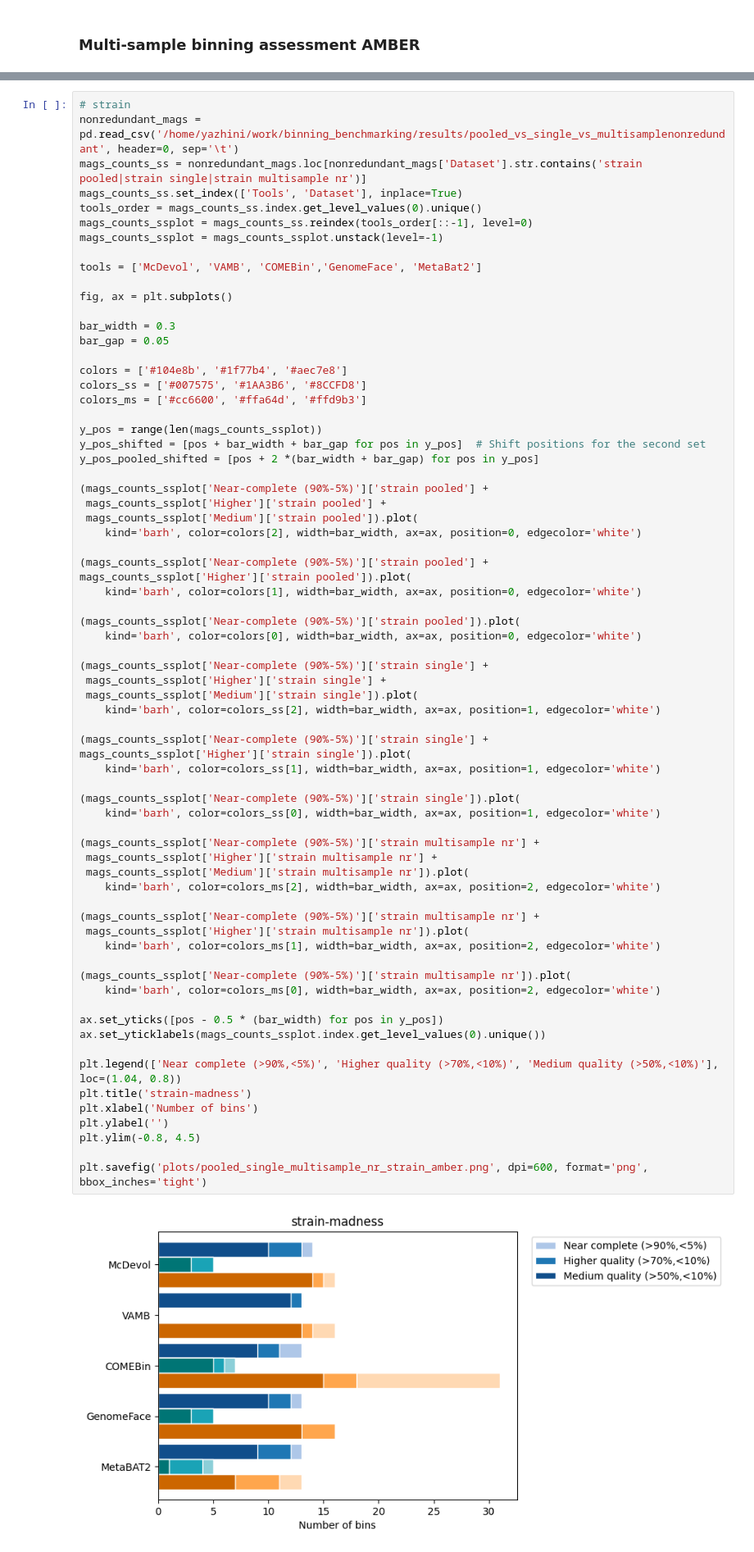
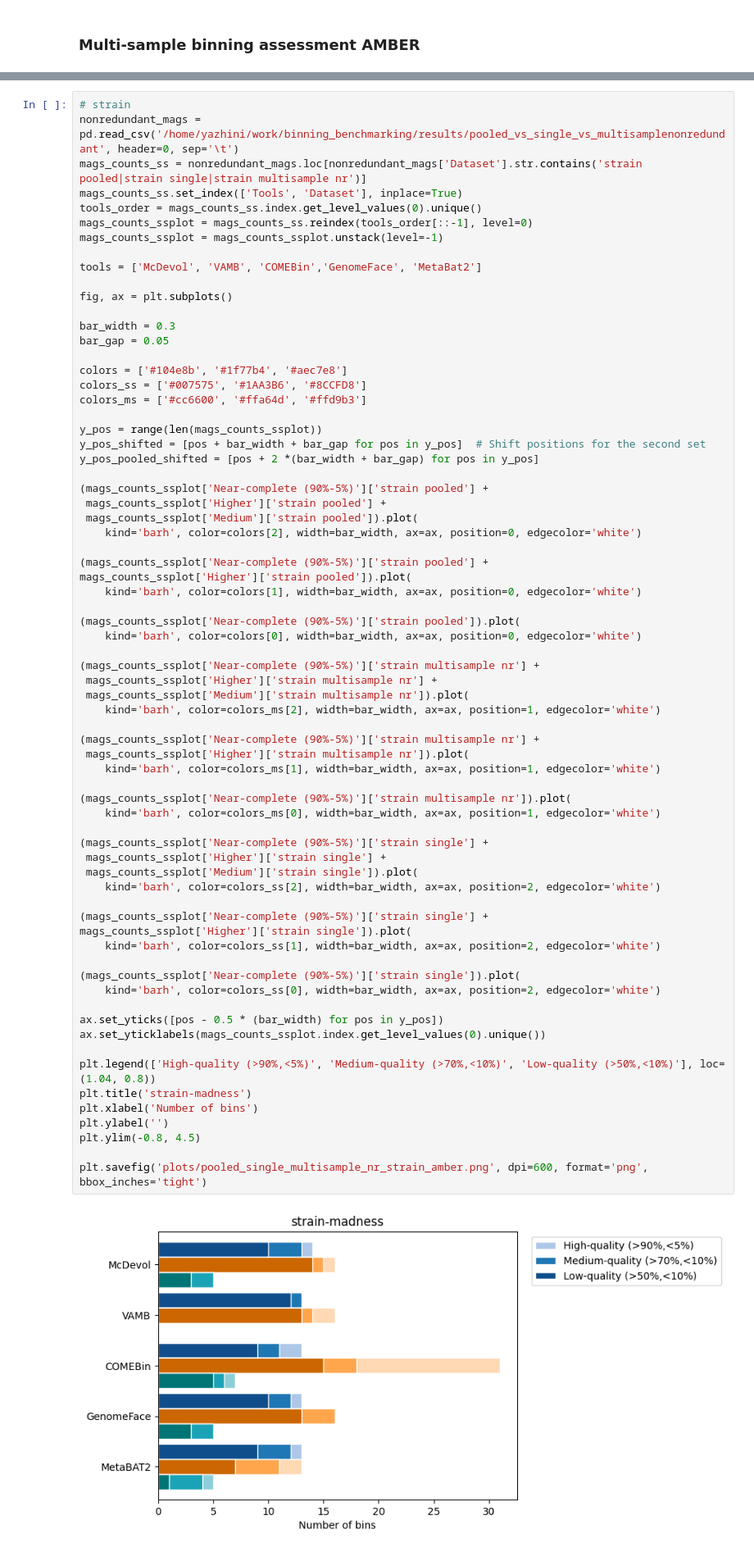
Before and after one commit to soedinglab/binning_benchmarking, a Jupyter notebook: plots.ipynb, the cells around one changed output, grey strips where cells are left out. Shown at 82% size. Cells and saved outputs as stored; diff of their text form.

```diff
--- a/plots.ipynb
+++ b/plots.ipynb
@@ -744,50 +812,50 @@ y_pos_pooled_shifted = [pos + 2 *(bar_width + bar_gap) for pos in y_pos]
  mags_counts_ssplot['Higher']['strain pooled'] +
  mags_counts_ssplot['Medium']['strain pooled']).plot(
     kind='barh', color=colors[2], width=bar_width, ax=ax, position=0, edgecolor='white')
 
 (mags_counts_ssplot['Near-complete (90%-5%)']['strain pooled'] +
 mags_counts_ssplot['Higher']['strain pooled']).plot(
     kind='barh', color=colors[1], width=bar_width, ax=ax, position=0, edgecolor='white')
 
 (mags_counts_ssplot['Near-complete (90%-5%)']['strain pooled']).plot(
     kind='barh', color=colors[0], width=bar_width, ax=ax, position=0, edgecolor='white')
 
+(mags_counts_ssplot['Near-complete (90%-5%)']['strain multisample nr'] +
+ mags_counts_ssplot['Higher']['strain multisample nr'] +
+ mags_counts_ssplot['Medium']['strain multisample nr']).plot(
+    kind='barh', color=colors_ms[2], width=bar_width, ax=ax, position=1, edgecolor='white')
+
+(mags_counts_ssplot['Near-complete (90%-5%)']['strain multisample nr'] +
+ mags_counts_ssplot['Higher']['strain multisample nr']).plot(
+    kind='barh', color=colors_ms[1], width=bar_width, ax=ax, position=1, edgecolor='white')
+
+(mags_counts_ssplot['Near-complete (90%-5%)']['strain multisample nr']).plot(
+    kind='barh', color=colors_ms[0], width=bar_width, ax=ax, position=1, edgecolor='white')
+
 (mags_counts_ssplot['Near-complete (90%-5%)']['strain single'] +
  mags_counts_ssplot['Higher']['strain single'] +
  mags_counts_ssplot['Medium']['strain single']).plot(
-    kind='barh', color=colors_ss[2], width=bar_width, ax=ax, position=1, edgecolor='white')
+    kind='barh', color=colors_ss[2], width=bar_width, ax=ax, position=2, edgecolor='white')
 
 (mags_counts_ssplot['Near-complete (90%-5%)']['strain single'] +
 mags_counts_ssplot['Higher']['strain single']).plot(
-    kind='barh', color=colors_ss[1], width=bar_width, ax=ax, position=1, edgecolor='white')
+    kind='barh', color=colors_ss[1], width=bar_width, ax=ax, position=2, edgecolor='white')
 
 (mags_counts_ssplot['Near-complete (90%-5%)']['strain single']).plot(
-    kind='barh', color=colors_ss[0], width=bar_width, ax=ax, position=1, edgecolor='white')
-
-(mags_counts_ssplot['Near-complete (90%-5%)']['strain multisample nr'] +
- mags_counts_ssplot['Higher']['strain multisample nr'] +
- mags_counts_ssplot['Medium']['strain multisample nr']).plot(
-    kind='barh', color=colors_ms[2], width=bar_width, ax=ax, position=2, edgecolor='white')
-
-(mags_counts_ssplot['Near-complete (90%-5%)']['strain multisample nr'] +
- mags_counts_ssplot['Higher']['strain multisample nr']).plot(
-    kind='barh', color=colors_ms[1], width=bar_width, ax=ax, position=2, edgecolor='white')
-
-(mags_counts_ssplot['Near-complete (90%-5%)']['strain multisample nr']).plot(
-    kind='barh', color=colors_ms[0], width=bar_width, ax=ax, position=2, edgecolor='white')
+    kind='barh', color=colors_ss[0], width=bar_width, ax=ax, position=2, edgecolor='white')
 
 ax.set_yticks([pos - 0.5 * (bar_width) for pos in y_pos])
 ax.set_yticklabels(mags_counts_ssplot.index.get_level_values(0).unique())
 
-plt.legend(['Near complete (>90%,<5%)', 'Higher quality (>70%,<10%)', 'Medium quality (>50%,<10%)'], loc=(1.04, 0.8))
+plt.legend(['High-quality (>90%,<5%)', 'Medium-quality (>70%,<10%)', 'Low-quality (>50%,<10%)'], loc=(1.04, 0.8))
 plt.title('strain-madness')
 plt.xlabel('Number of bins')
 plt.ylabel('')
 plt.ylim(-0.8, 4.5)
 
 plt.savefig('plots/pooled_single_multisample_nr_strain_amber.png', dpi=600, format='png', bbox_inches='tight')
 # %% [output]
-[figure, old version]
+[figure, new version]
 # %%
 # plant
 nonredundant_mags = pd.read_csv('/home/yazhini/work/binning_benchmarking/results/pooled_vs_single_vs_multisamplenonredundant', header=0, sep='\t')
```
Also changed, not shown: parts of 15 cells of this notebook.
